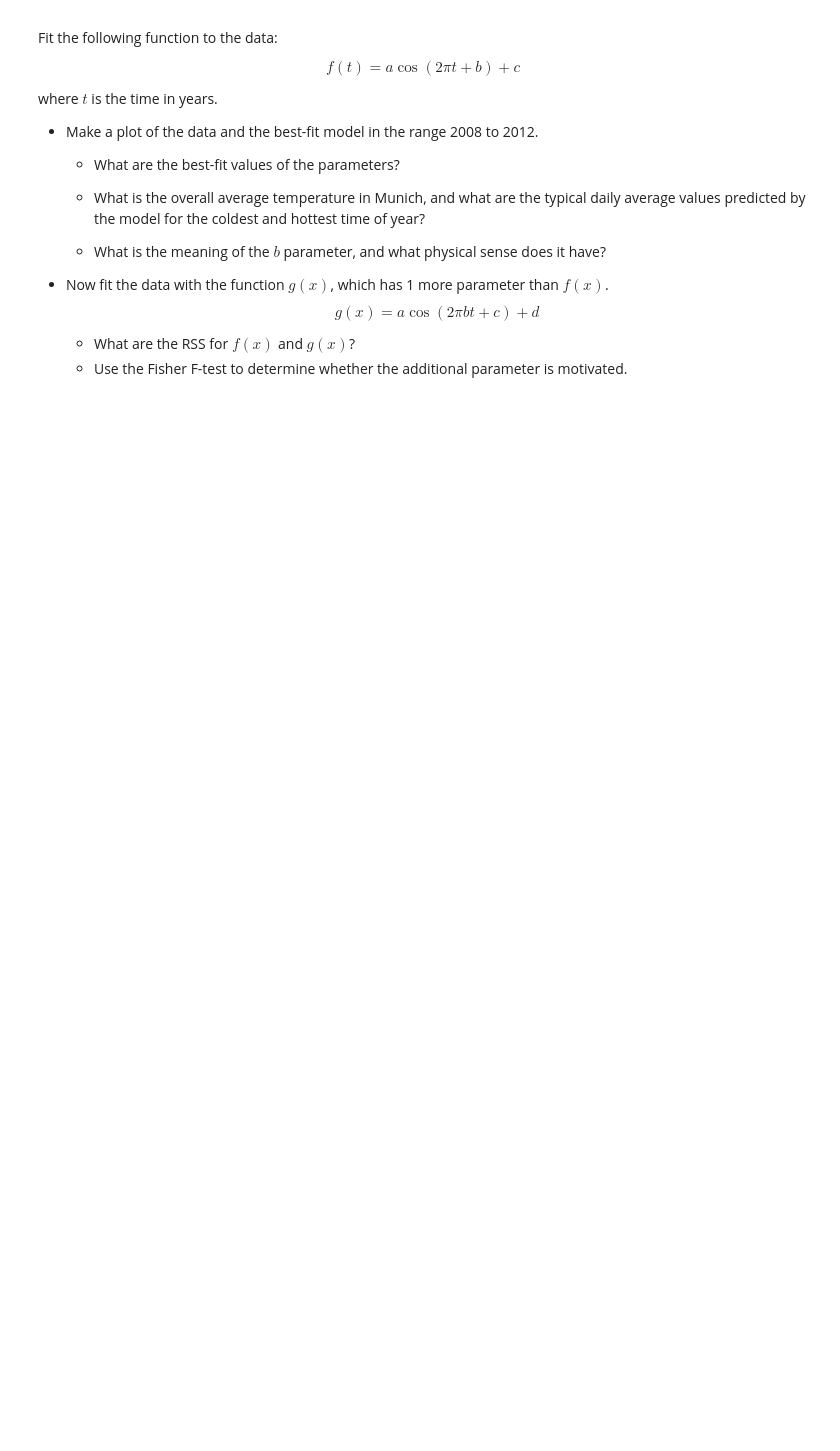
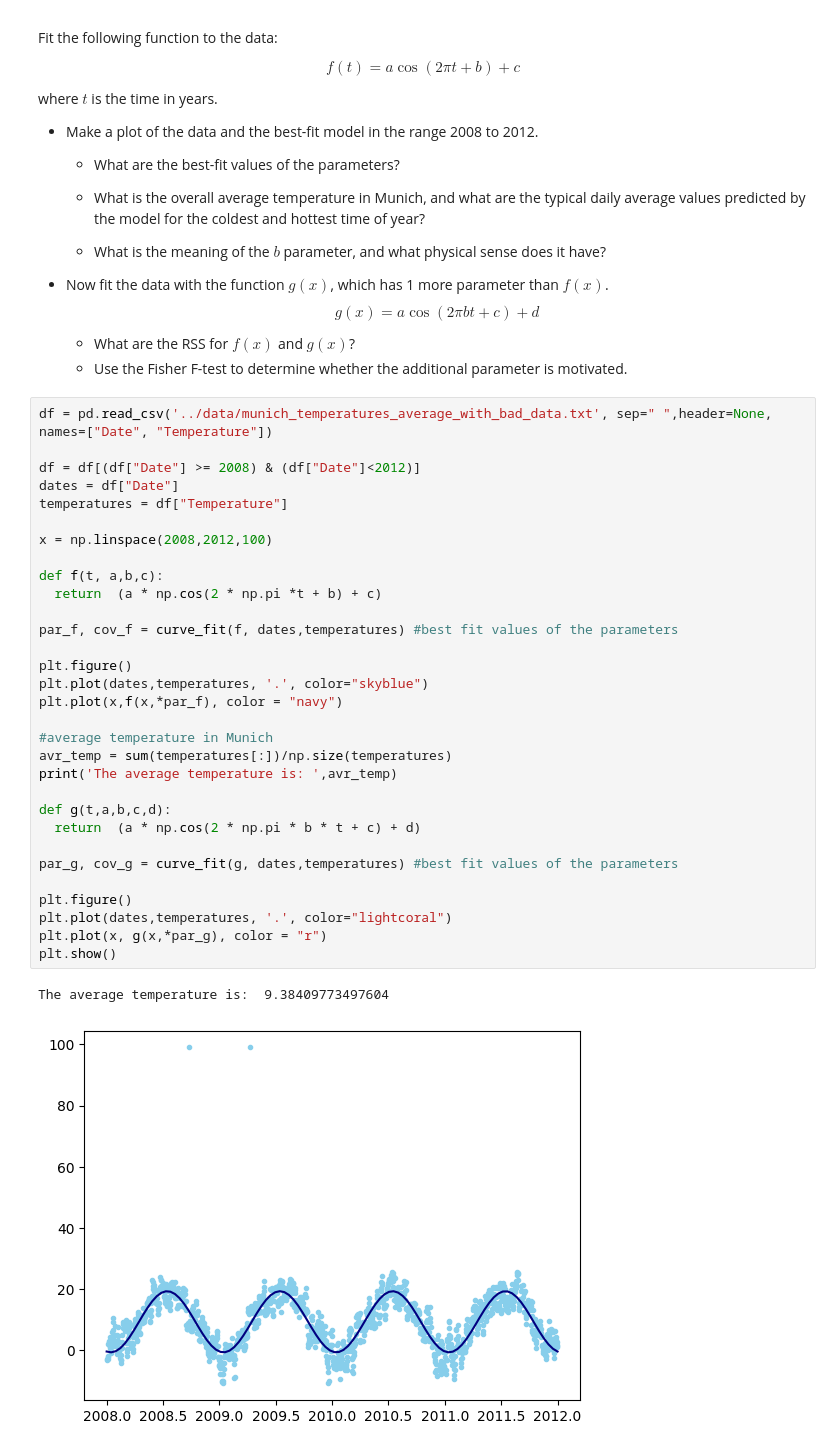
Before and after one commit to akaik0/ScientificComputingWithPython2022, a Jupyter notebook: exercises_week_10/10ex_tests.ipynb, the cells around one changed output. Cells and saved outputs as stored; diff of their text form; blank space fills up the shorter version.

```diff
--- a/exercises_week_10/10ex_tests.ipynb
+++ b/exercises_week_10/10ex_tests.ipynb
@@ -213,3 +214,37 @@ where $t$ is the time in years.
 $$g(x) = a \cos(2\pi b t + c)+d$$
    - What are the RSS for $f(x)$ and $g(x)$?
    - Use the Fisher F-test to determine whether the additional parameter is motivated.
+# %%
+df = pd.read_csv('../data/munich_temperatures_average_with_bad_data.txt', sep=" ",header=None, names=["Date", "Temperature"])
+
+df = df[(df["Date"] >= 2008) & (df["Date"]<2012)]
+dates = df["Date"]
+temperatures = df["Temperature"]
+
+x = np.linspace(2008,2012,100)
+
+def f(t, a,b,c):
+  return  (a * np.cos(2 * np.pi *t + b) + c)
+
+par_f, cov_f = curve_fit(f, dates,temperatures) #best fit values of the parameters
+
+plt.figure()
+plt.plot(dates,temperatures, '.', color="skyblue")
+plt.plot(x,f(x,*par_f), color = "navy")
+
+#average temperature in Munich
+avr_temp = sum(temperatures[:])/np.size(temperatures)
+print('The average temperature is: ',avr_temp)
+
+def g(t,a,b,c,d):
+  return  (a * np.cos(2 * np.pi * b * t + c) + d)
+
+par_g, cov_g = curve_fit(g, dates,temperatures) #best fit values of the parameters
+
+plt.figure()
+plt.plot(dates,temperatures, '.', color="lightcoral")
+plt.plot(x, g(x,*par_g), color = "r")
+plt.show()
+# %% [output]
+The average temperature is:  9.38409773497604
+[figure, added]
```
Also changed, not shown: parts of 5 cells of this notebook, 1 other file.
